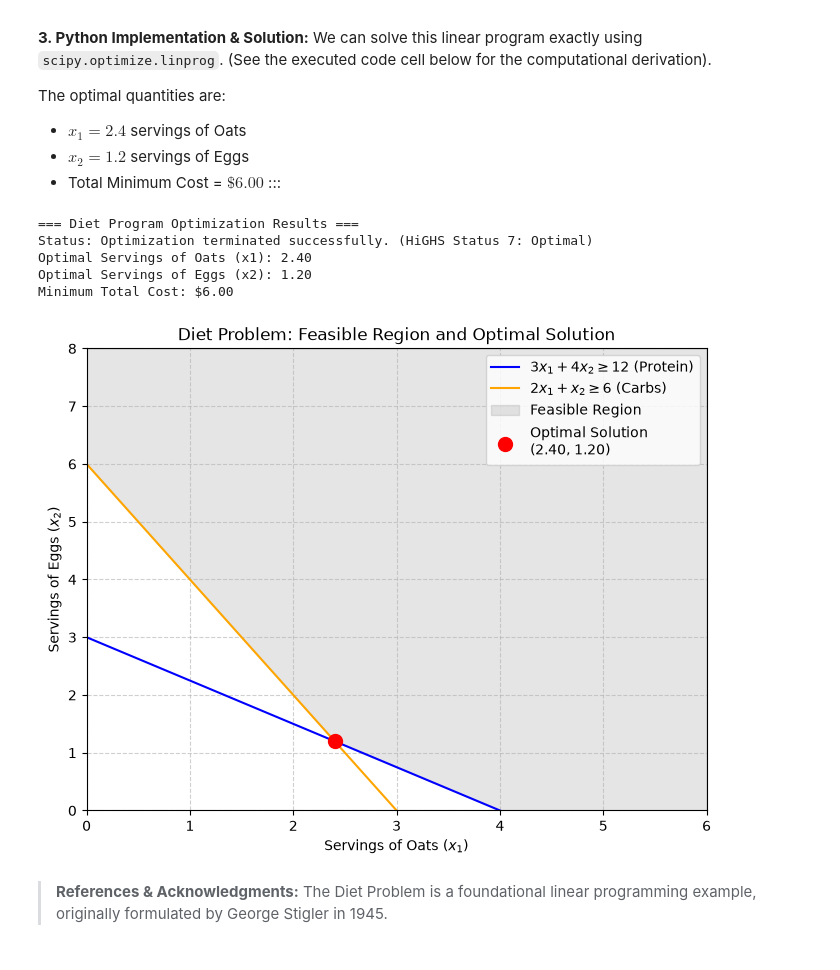
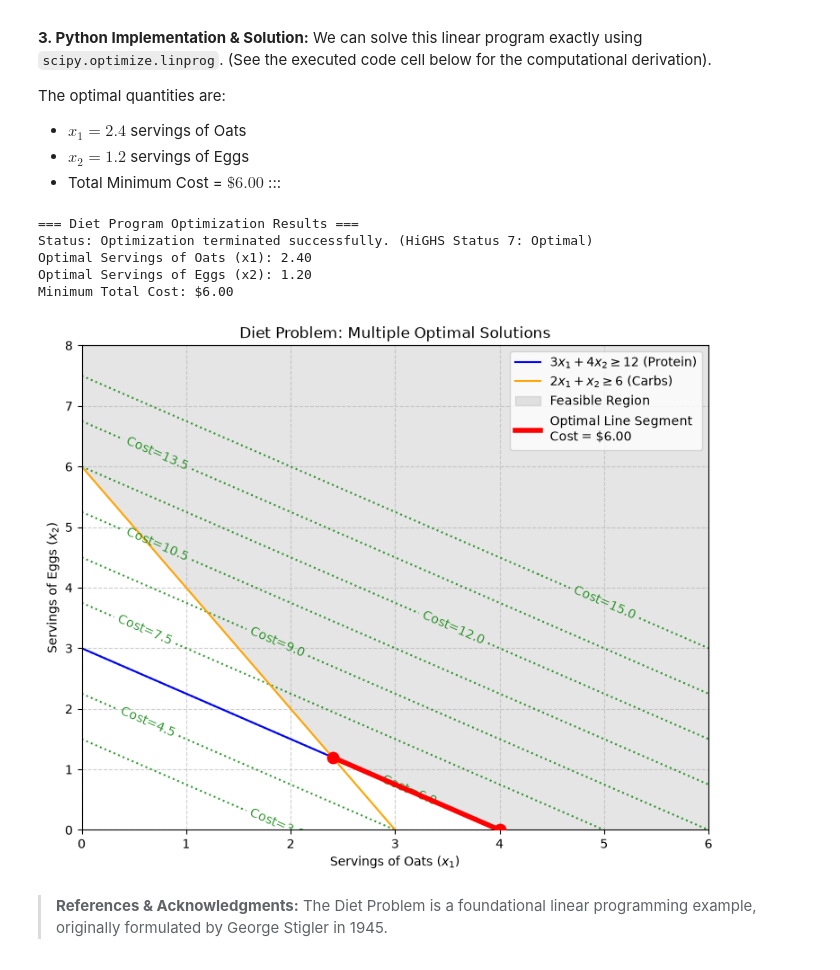
Before and after one commit to rohanishervin/kb, a Jupyter notebook: nodes/pset-linear-programs-01.ipynb, the cells around one changed output. Drawn from its saved outputs; the diff is of its cells as text; code cells hidden in the pictures.

```diff
--- a/nodes/pset-linear-programs-01.ipynb
+++ b/nodes/pset-linear-programs-01.ipynb
@@ -101,53 +101,61 @@ if result.success:
     x1_vals = np.linspace(0, 6, 400)
 
     # 2. Calculate x2 values for the constraint boundary lines
-    # Constraint 1: 3*x1 + 4*x2 >= 12  =>  x2 >= (12 - 3*x1) / 4
     x2_c1 = (12 - 3 * x1_vals) / 4
-
-    # Constraint 2: 2*x1 + x2 >= 6     =>  x2 >= 6 - 2*x1
     x2_c2 = 6 - 2 * x1_vals
 
     # 3. Determine the lower boundary of the feasible region
-    # Because both are ">=" constraints, the feasible region must be above BOTH lines
     x2_lower_bound = np.maximum(x2_c1, x2_c2)
-    # Also enforce the x2 >= 0 bound
     x2_lower_bound = np.maximum(x2_lower_bound, 0)
 
     # 4. Set up the plot
-    plt.figure(figsize=(8, 6))
+    plt.figure(figsize=(9, 7))
+
+    # --- OBJECTIVE FUNCTION CONTOURS ---
+    X1, X2 = np.meshgrid(np.linspace(0, 6, 200), np.linspace(0, 8, 200))
+    Z = c[0] * X1 + c[1] * X2
+
+    levels = np.arange(3.0, 16.0, 1.5)
+    contours = plt.contour(X1, X2, Z, levels=levels, colors='green', linestyles='dotted', alpha=0.8)
+    plt.clabel(contours, inline=True, fontsize=10, fmt='Cost=%.1f')
 
     # Plot the constraint lines
     plt.plot(x1_vals, x2_c1, label=r'$3x_1 + 4x_2 \geq 12$ (Protein)', color='blue')
     plt.plot(x1_vals, x2_c2, label=r'$2x_1 + x_2 \geq 6$ (Carbs)', color='orange')
 
-    # Shade the feasible region (from the lower bound up to an arbitrary y-limit of 8)
+    # Shade the feasible region
     plt.fill_between(x1_vals, x2_lower_bound, 8, where=(x1_vals >= 0),
                      color='gray', alpha=0.2, label='Feasible Region')
 
-    # 5. Plot the optimal solution found by linprog
-    plt.scatter(result.x[0], result.x[1], color='red', s=100, zorder=5,
-                label=f'Optimal Solution\n({result.x[0]:.2f}, {result.x[1]:.2f})')
+    # --- NEW: PLOT THE OPTIMAL LINE SEGMENT ---
+    # The segment runs from the intersection (2.4, 1.2) down to the x-axis intercept (4.0, 0)
+    plt.plot([2.4, 4.0], [1.2, 0.0], color='red', linewidth=4, zorder=5,
+             label='Optimal Line Segment\nCost = $6.00')
+
+    # Add dots at the corners to highlight the bounds of the optimal segment
+    plt.scatter([2.4, 4.0], [1.2, 0.0], color='red', s=80, zorder=6)
+    # ------------------------------------------
 
     # 6. Formatting
     plt.xlim(0, 6)
     plt.ylim(0, 8)
     plt.xlabel('Servings of Oats ($x_1$)')
     plt.ylabel('Servings of Eggs ($x_2$)')
-    plt.title('Diet Problem: Feasible Region and Optimal Solution')
+    plt.title('Diet Problem: Multiple Optimal Solutions')
     plt.legend()
     plt.grid(True, linestyle='--', alpha=0.6)
 
     # Show the plot
     plt.show()
 else:
     print(f"Status: Optimization Failed - {result.message}")
 # %% [output]
 === Diet Program Optimization Results ===
 Status: Optimization terminated successfully. (HiGHS Status 7: Optimal)
 Optimal Servings of Oats (x1): 2.40
 Optimal Servings of Eggs (x2): 1.20
 Minimum Total Cost: $6.00
-[figure, old version]
+[figure, new version]
 # %% [markdown]
 > **References & Acknowledgments:**
 > The Diet Problem is a foundational linear programming example, originally formulated by George Stigler in 1945.
```
Also changed, not shown: 2 other files.
